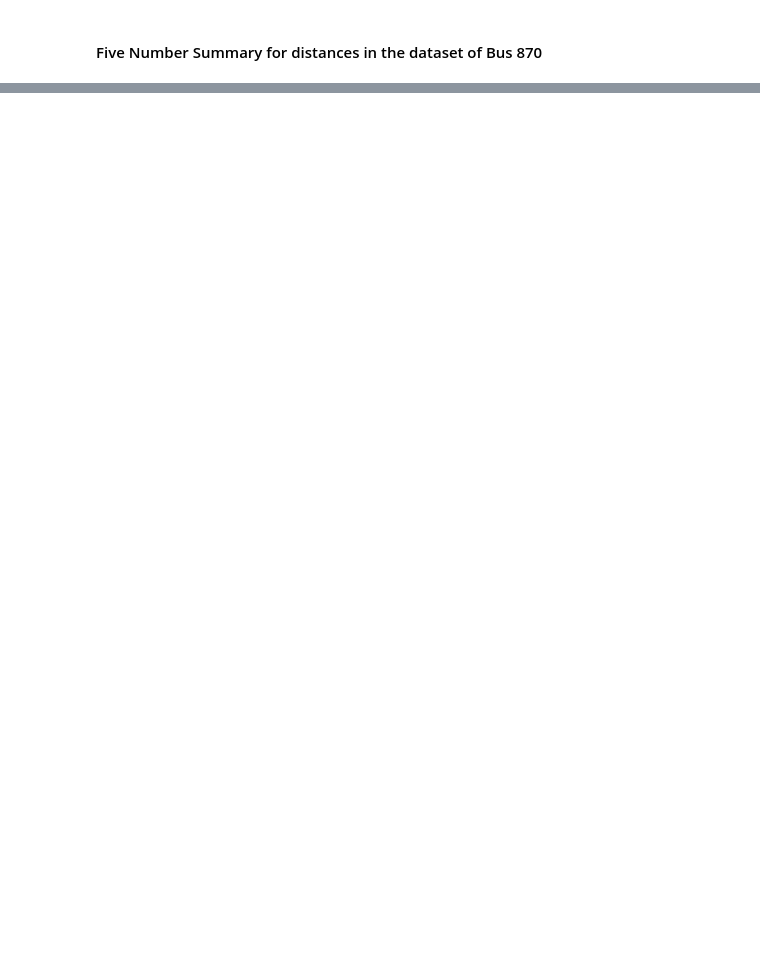
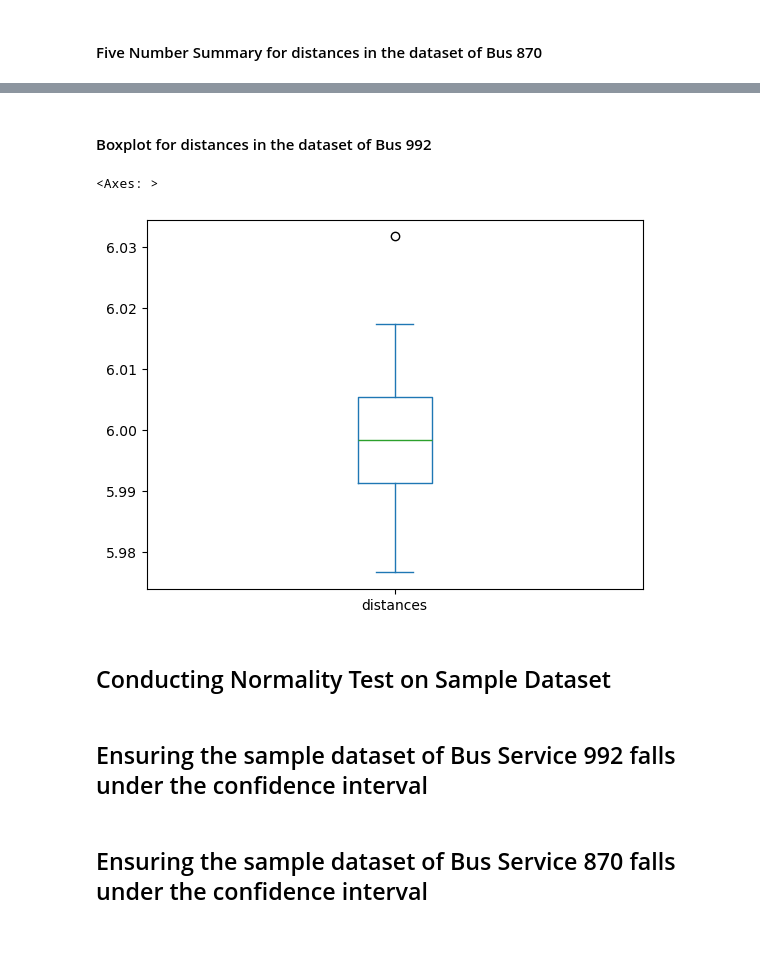
Before and after one commit to AngKokLeong/Bus-Data-Analysis, a Jupyter notebook: report.ipynb, the cells around one changed output, grey strips where cells are left out. Saved outputs shown, nothing was run; the diff lists cells and outputs as text; code cells hidden in the pictures; blank space fills up the shorter version.

```diff
--- a/report.ipynb
+++ b/report.ipynb
@@ -93,2 +153,15 @@ Name: distances, dtype: float64
+# %% [markdown]
+#### Boxplot for distances in the dataset of Bus 992
+# %%
+bus_992_dataframe["distances"].plot(kind="box")
+# %% [output]
+<Axes: >
+[figure, added]
+# %% [markdown]
+## Conducting Normality Test on Sample Dataset
+# %% [markdown]
+## Ensuring the sample dataset of Bus Service 992 falls under the confidence interval
+# %% [markdown]
+## Ensuring the sample dataset of Bus Service 870 falls under the confidence interval
 # %% [markdown]
 ####
```
Also changed, not shown: parts of 28 cells of this notebook.
